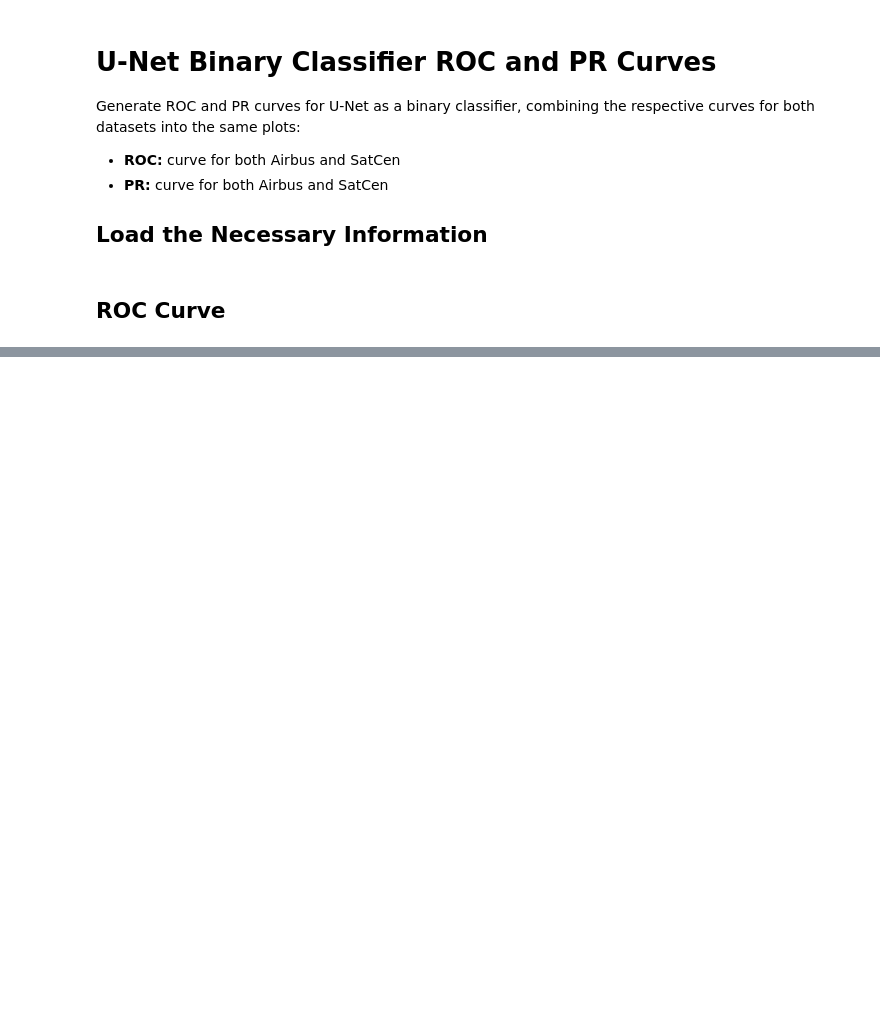
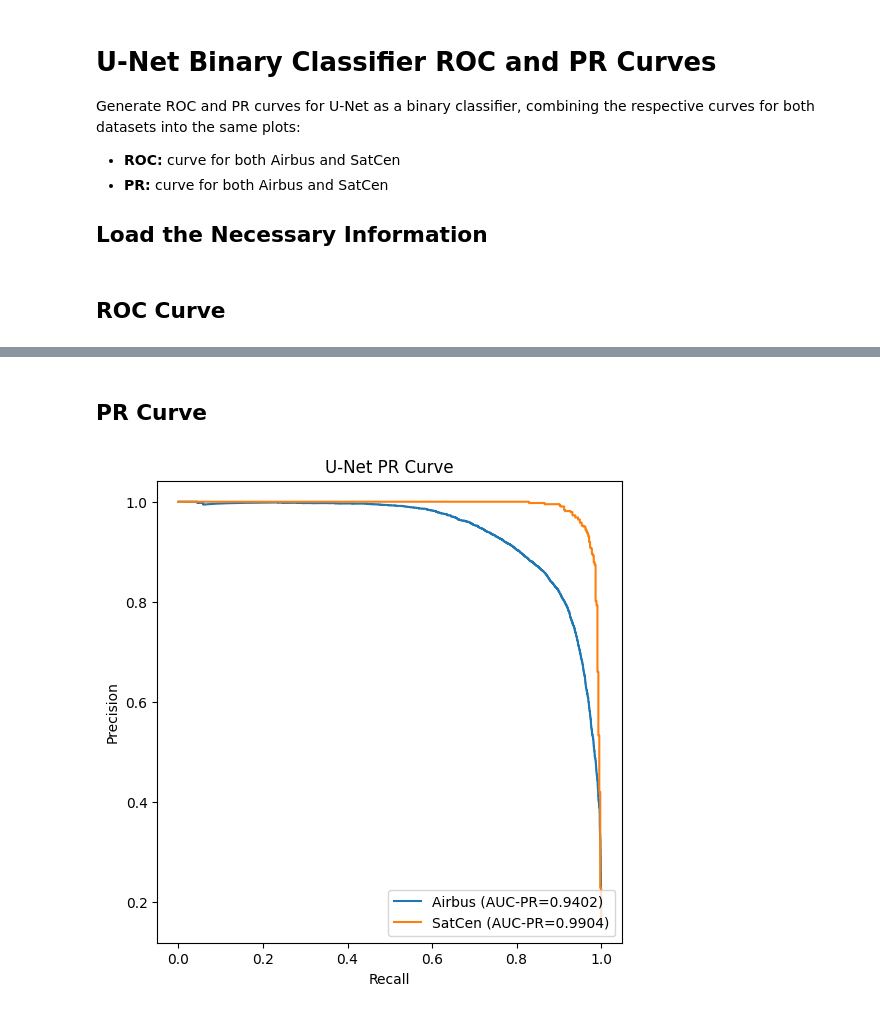
Before and after one commit to TasteDaBombDev/satcen-ship-detection, a Jupyter notebook: misc/unet_roc_pr_curves.ipynb, the cells around one changed output, grey strips where cells are left out. Drawn from its saved outputs; the diff is of its cells as text; code cells hidden in the pictures; blank space fills up the shorter version.

```diff
--- a/misc/unet_roc_pr_curves.ipynb
+++ b/misc/unet_roc_pr_curves.ipynb
@@ -56,0 +57,31 @@ plt.show()
+# %% [markdown]
+## PR Curve
+# %%
+# set up the figure
+plt.figure(figsize=(6, 6))
+
+# compute data
+airbus_precisions, airbus_recalls, _ = precision_recall_curve(airbus_y, airbus_z)
+airbus_auc = auc(airbus_recalls, airbus_precisions)
+
+satcen_precisions, satcen_recalls, _ = precision_recall_curve(satcen_y, satcen_z)
+satcen_auc = auc(satcen_recalls, satcen_precisions)
+
+# plot data
+plt.plot(airbus_recalls, airbus_precisions, label=f'Airbus (AUC-PR={airbus_auc:.4f})')
+plt.plot(satcen_recalls, satcen_precisions, label=f'SatCen (AUC-PR={satcen_auc:.4f})')
+
+# set axis labels
+plt.xlabel('Recall')
+plt.ylabel('Precision')
+
+# set title
+plt.title('U-Net PR Curve')
+
+# set the legend location
+plt.legend(loc='lower right')
+
+# show the plot
+plt.show()
+# %% [output]
+[figure, added]
```
Also changed, not shown: parts of 1 cell of this notebook.
